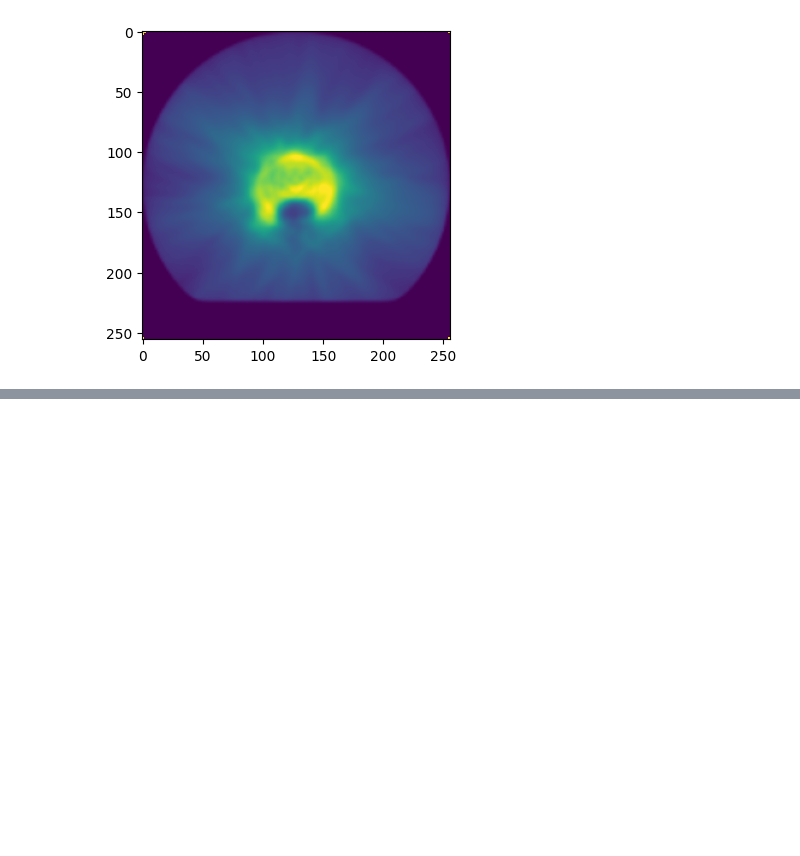
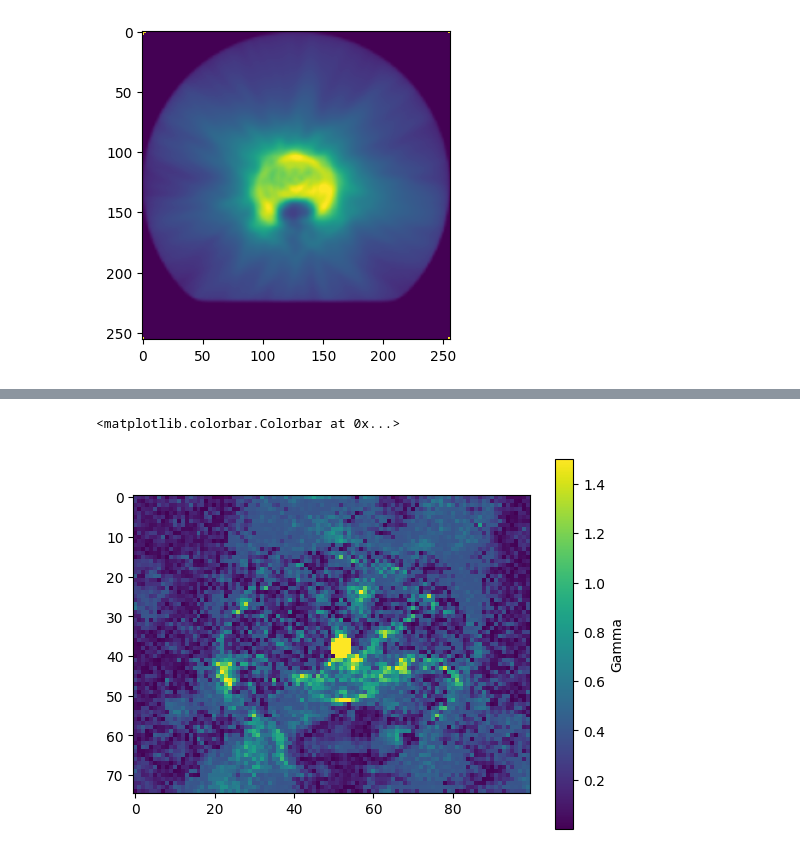
Before and after one commit to LuisOlivaresJ/Dosepy, a Jupyter notebook: docs/Jupyter_Book/dicom.ipynb, the cells around one changed output, grey strips where cells are left out. Drawn from its saved outputs; the diff is of its cells as text; code cells hidden in the pictures; blank space fills up the shorter version.

```diff
--- a/docs/Jupyter_Book/dicom.ipynb
+++ b/docs/Jupyter_Book/dicom.ipynb
@@ -85,0 +94,7 @@ plt.show()
+# %%
+fig, axe = plt.subplots()
+g_im = axe.imshow(g, vmax=1.5)
+fig.colorbar(g_im, ax=axe, label='Gamma')
+# %% [output]
+<matplotlib.colorbar.Colorbar at 0x...>
+[figure, added]
```
Also changed, not shown: parts of 16 cells of this notebook, 5 other files.
